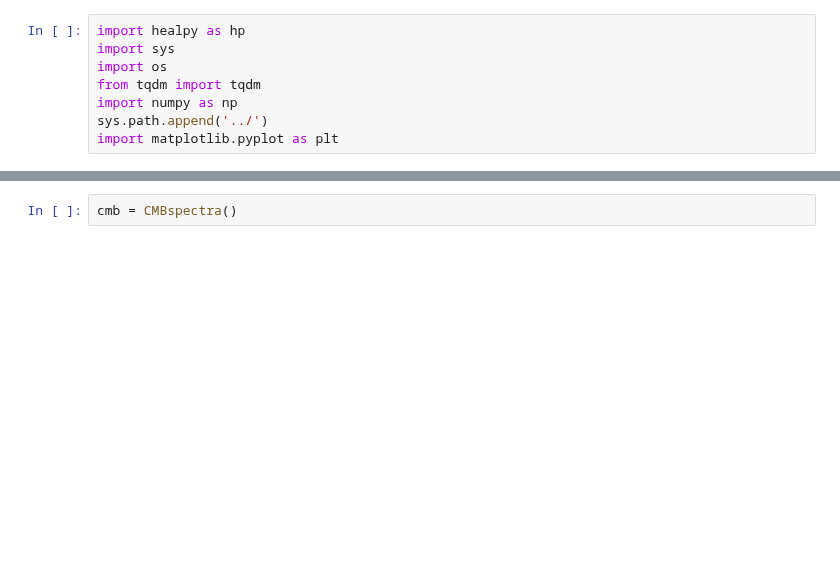
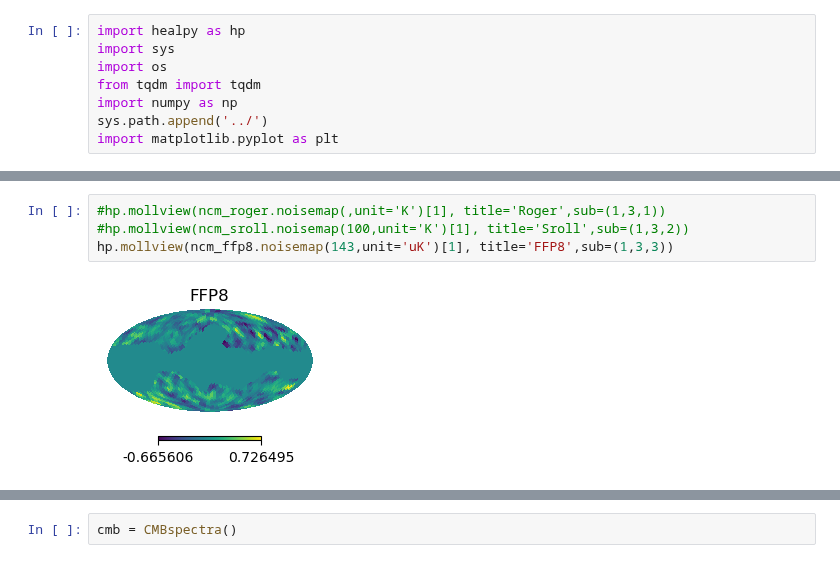
Before and after one commit to antolonappan/taunet, a Jupyter notebook: Notebooks/ncm.ipynb, the cells around one changed output, grey strips where cells are left out. Drawn from its saved outputs; the diff is of its cells as text; blank space fills up the shorter version.

```diff
--- a/Notebooks/ncm.ipynb
+++ b/Notebooks/ncm.ipynb
@@ -20,3 +22,9 @@ ncm_diag = NoiseModel(True)
+# %%
+#hp.mollview(ncm_roger.noisemap(,unit='K')[1], title='Roger',sub=(1,3,1))
+#hp.mollview(ncm_sroll.noisemap(100,unit='K')[1], title='Sroll',sub=(1,3,2))
+hp.mollview(ncm_ffp8.noisemap(143,unit='uK')[1], title='FFP8',sub=(1,3,3))
+# %% [output]
+[figure, added]
 # %%
 hp.mollview(ncm.noisemap(23,unit='K')[0],title='NCM full', sub=(1,2,1))
 hp.mollview(ncm_diag.noisemap(23,unit='K')[0],title = 'NCM diag', sub=(1,2,2))
```
Also changed, not shown: parts of 5 cells of this notebook, 10 other files.
